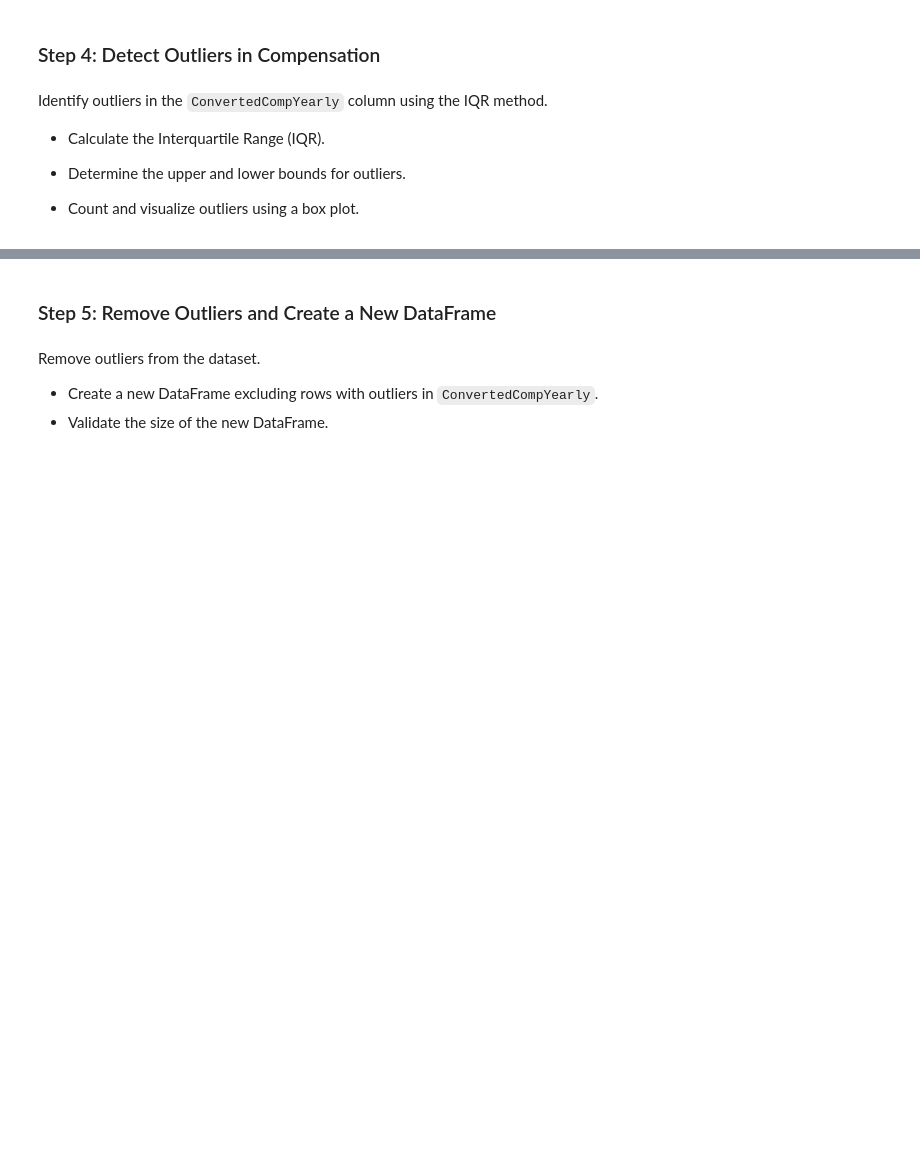
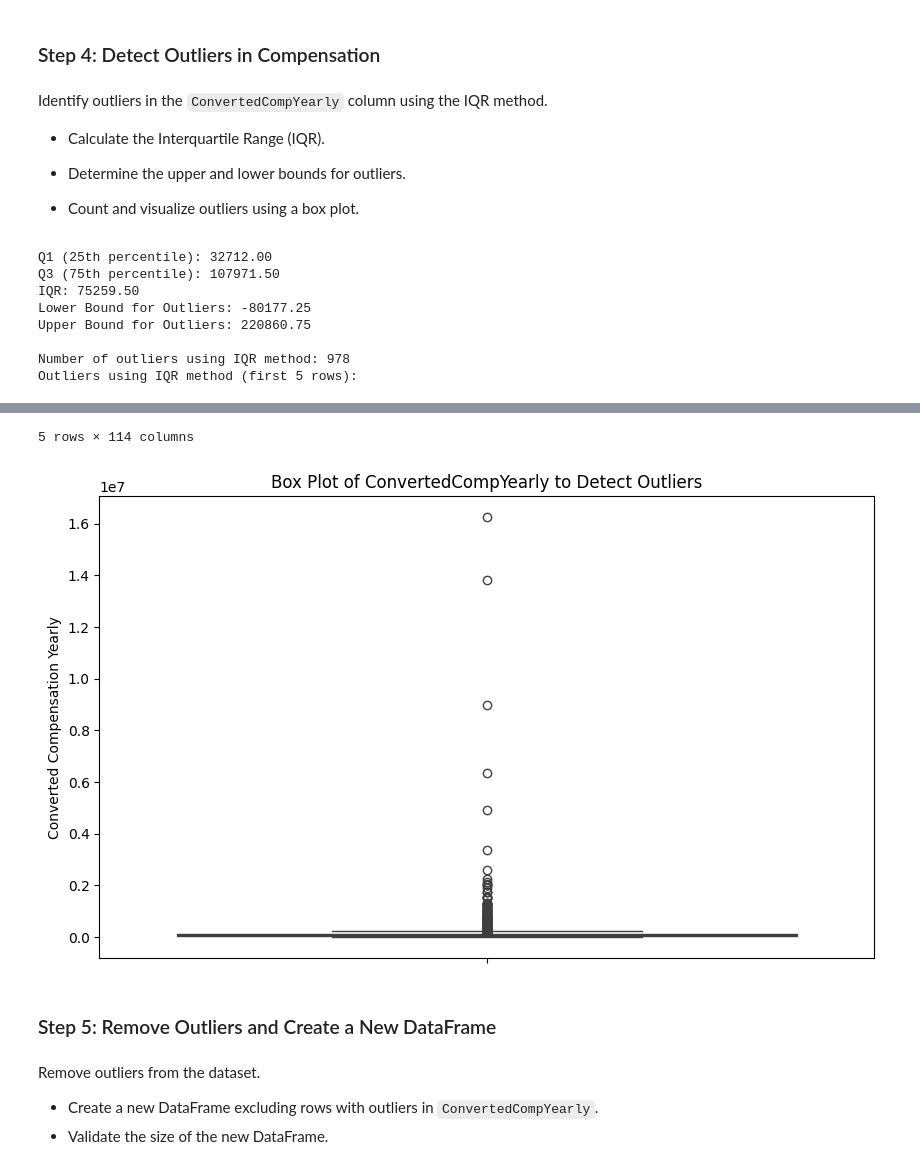
Before and after one commit to Sumant-crty/IBM-Data-Analyst-Capstone-Project, a Jupyter notebook: Lab 12 Finding Outliers.ipynb, the cells around one changed output, grey strips where cells are left out. Drawn from its saved outputs; the diff is of its cells as text; code cells hidden in the pictures; blank space fills up the shorter version.

```diff
--- a/Lab 12 Finding Outliers.ipynb
+++ b/Lab 12 Finding Outliers.ipynb
@@ -77,0 +161,42 @@ Identify outliers in the `ConvertedCompYearly` column using the IQR method.
+# %%
+# Remove NaN values for IQR calculation
+comp_data = df['ConvertedCompYearly'].dropna()
+
+# Calculate Q1 (25th percentile) and Q3 (75th percentile)
+Q1 = comp_data.quantile(0.25)
+Q3 = comp_data.quantile(0.75)
+
+# Calculate the Interquartile Range (IQR)
+IQR = Q3 - Q1
+
+# Determine the upper and lower bounds for outliers
+lower_bound = Q1 - 1.5 * IQR
+upper_bound = Q3 + 1.5 * IQR
+
+print(f"Q1 (25th percentile): {Q1:.2f}")
+print(f"Q3 (75th percentile): {Q3:.2f}")
+print(f"IQR: {IQR:.2f}")
+print(f"Lower Bound for Outliers: {lower_bound:.2f}")
+print(f"Upper Bound for Outliers: {upper_bound:.2f}")
+
+# Identify outliers
+outliers_iqr = df[(df['ConvertedCompYearly'] < lower_bound) | (df['ConvertedCompYearly'] > upper_bound)]
+print(f"\nNumber of outliers using IQR method: {len(outliers_iqr)}")
+print("Outliers using IQR method (first 5 rows):")
+display(outliers_iqr.head())
+
+# Visualize outliers using a box plot
+plt.figure(figsize=(10, 6))
+sns.boxplot(y=df['ConvertedCompYearly'].dropna())
+plt.title('Box Plot of ConvertedCompYearly to Detect Outliers')
+plt.ylabel('Converted Compensation Yearly')
+plt.show()
+# %% [output]
+Q1 (25th percentile): 32712.00
+Q3 (75th percentile): 107971.50
+IQR: 75259.50
+Lower Bound for Outliers: -80177.25
+Upper Bound for Outliers: 220860.75
+
+Number of outliers using IQR method: 978
+Outliers using IQR method (first 5 rows):
@@ -78,3 +209,5 @@ Identify outliers in the `ConvertedCompYearly` column using the IQR method.
+5 rows × 114 columns
+[figure, added]
 # %% [markdown]
 <h3>Step 5: Remove Outliers and Create a New DataFrame</h3>
 # %% [markdown]
```
Also changed, not shown: parts of 13 cells of this notebook.
